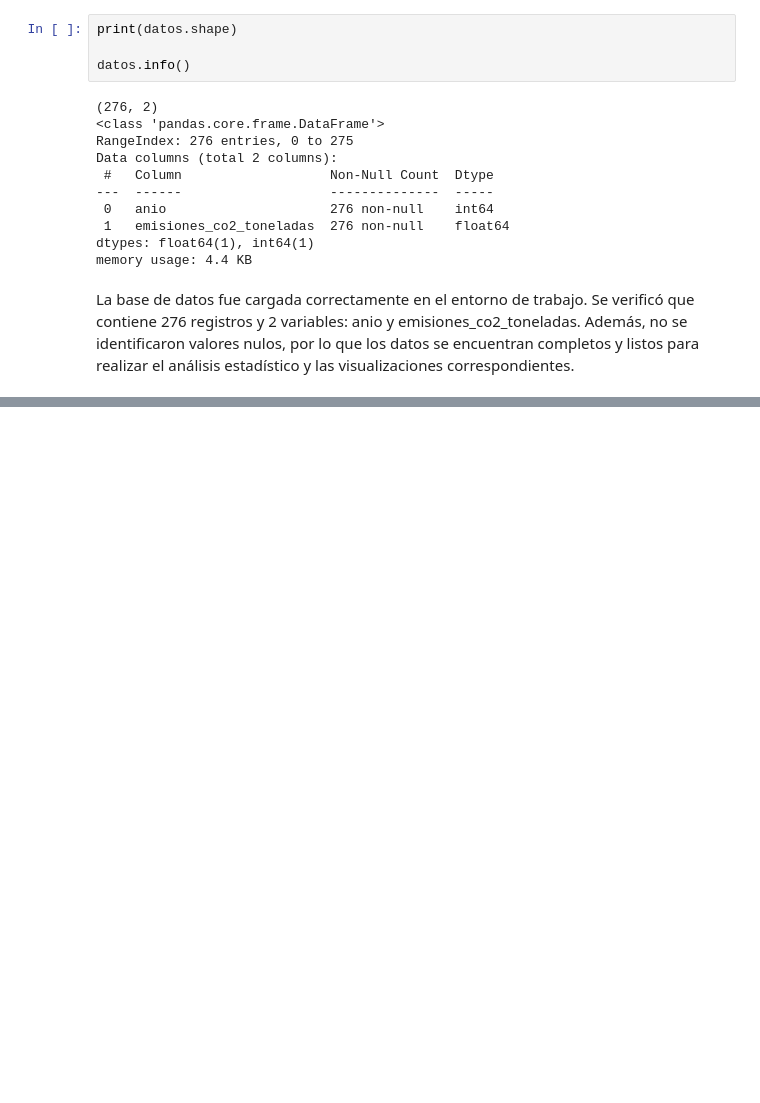
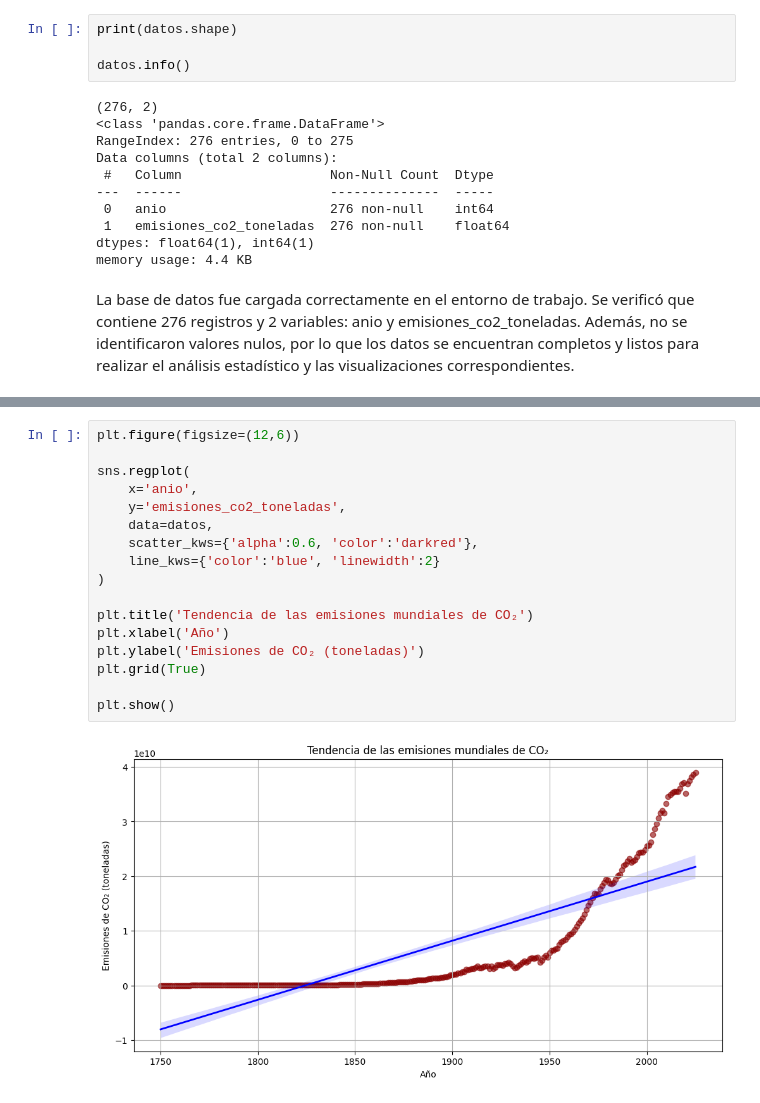
Before and after one commit to kafuni1234-gif/ACTIVIDAD-4-, a Jupyter notebook: 02_analisis_visualizacion_CO2.ipynb, the cells around one changed output, grey strips where cells are left out. Drawn from its saved outputs; the diff is of its cells as text; blank space fills up the shorter version.

```diff
--- a/02_analisis_visualizacion_CO2.ipynb
+++ b/02_analisis_visualizacion_CO2.ipynb
@@ -87,0 +172,19 @@ La base de datos fue cargada correctamente en el entorno de trabajo. Se verific
+# %%
+plt.figure(figsize=(12,6))
+
+sns.regplot(
+    x='anio',
+    y='emisiones_co2_toneladas',
+    data=datos,
+    scatter_kws={'alpha':0.6, 'color':'darkred'},
+    line_kws={'color':'blue', 'linewidth':2}
+)
+
+plt.title('Tendencia de las emisiones mundiales de CO₂')
+plt.xlabel('Año')
+plt.ylabel('Emisiones de CO₂ (toneladas)')
+plt.grid(True)
+
+plt.show()
+# %% [output]
+[figure, added]
```
Also changed, not shown: parts of 12 cells of this notebook.
